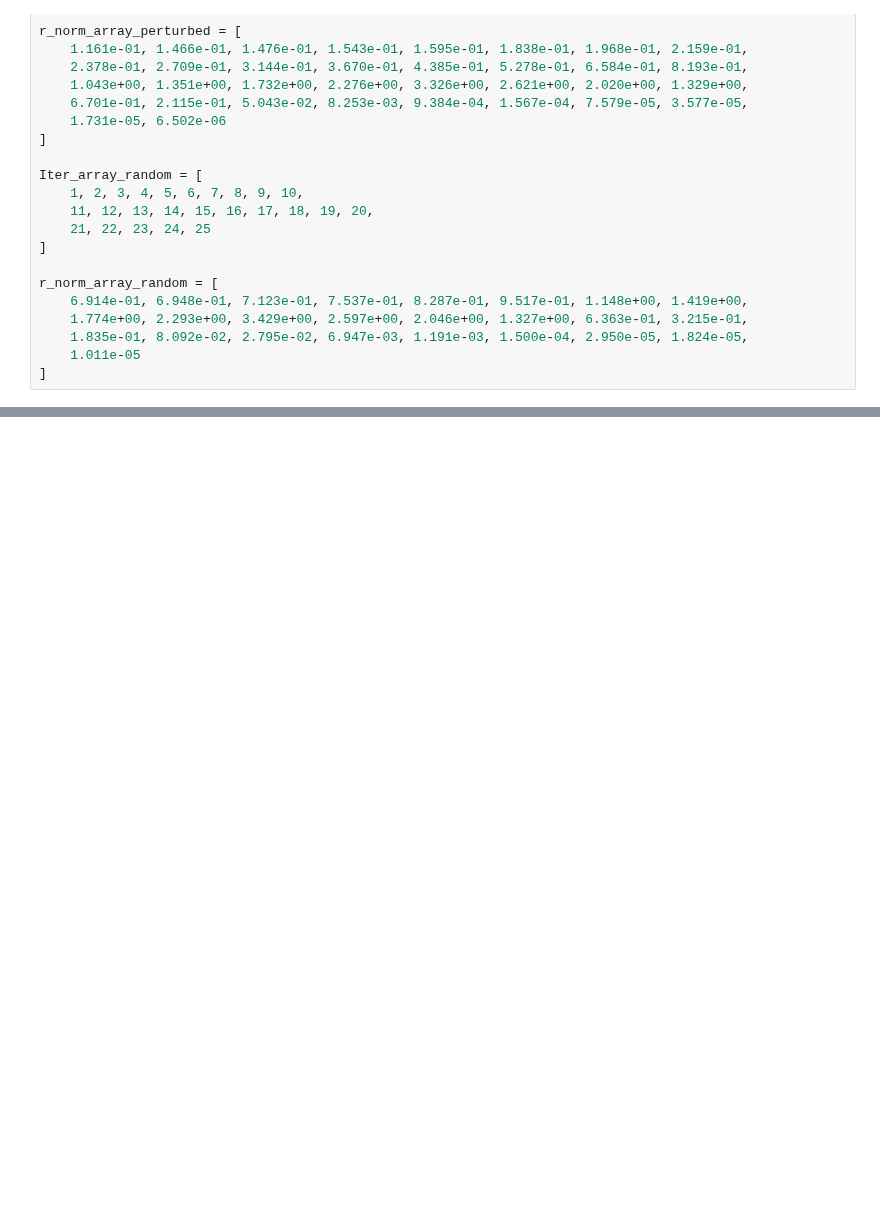
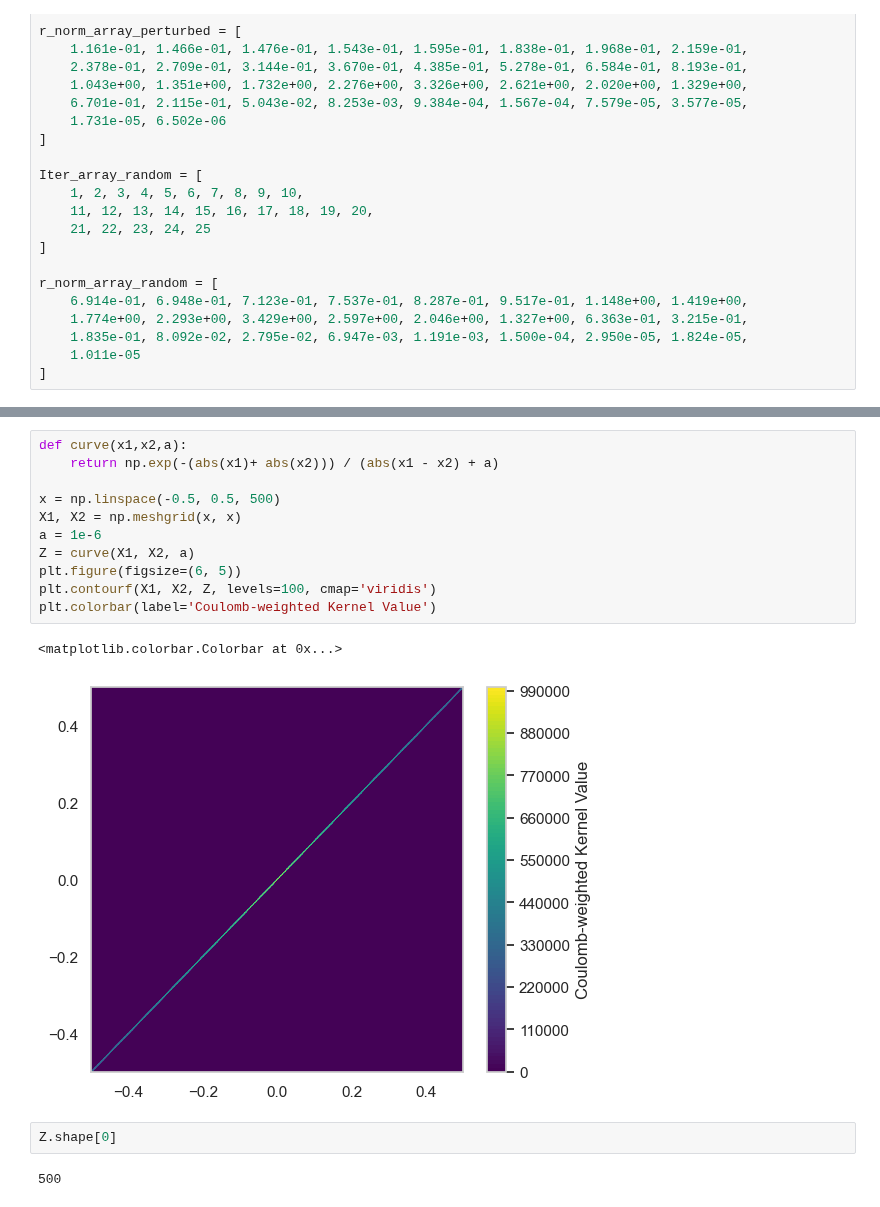
Before and after one commit to framere/Final_codes_MA, a Jupyter notebook: Simulate_CWNO/plots.ipynb, the cells around one changed output, grey strips where cells are left out. Saved outputs shown, nothing was run; the diff lists cells and outputs as text; blank space fills up the shorter version.

```diff
--- a/Simulate_CWNO/plots.ipynb
+++ b/Simulate_CWNO/plots.ipynb
@@ -68,0 +69,18 @@ plt.show()
+# %%
+def curve(x1,x2,a):
+    return np.exp(-(abs(x1)+ abs(x2))) / (abs(x1 - x2) + a)
+
+x = np.linspace(-0.5, 0.5, 500)
+X1, X2 = np.meshgrid(x, x)
+a = 1e-6
+Z = curve(X1, X2, a)
+plt.figure(figsize=(6, 5))
+plt.contourf(X1, X2, Z, levels=100, cmap='viridis')
+plt.colorbar(label='Coulomb-weighted Kernel Value')
+# %% [output]
+<matplotlib.colorbar.Colorbar at 0x...>
+[figure, added]
+# %%
+Z.shape[0]
+# %% [output]
+500
```
Also changed, not shown: parts of 3 cells of this notebook, 2 other files.
